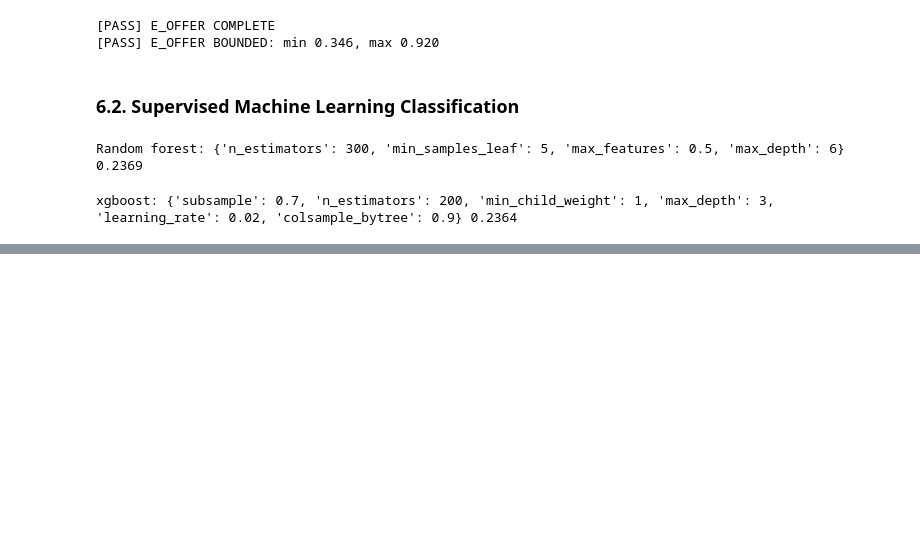
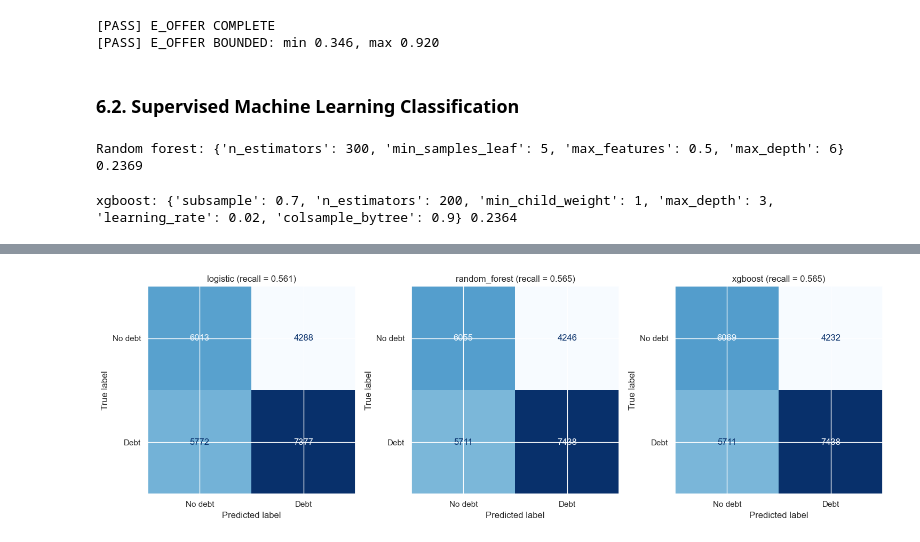
Before and after one commit to chaycereed/ohie-medicaid-policy-simulation, a Jupyter notebook: notebook/ohie_medicaid_policy_simulation.ipynb, the cells around one changed output, grey strips where cells are left out. Cells and saved outputs as stored; diff of their text form; code cells hidden in the pictures; blank space fills up the shorter version.

```diff
--- a/notebook/ohie_medicaid_policy_simulation.ipynb
+++ b/notebook/ohie_medicaid_policy_simulation.ipynb
@@ -1212,0 +1224,10 @@ classification_metrics
+# %%
+fig, axes = plt.subplots(1, 3, figsize = (15, 6))
+for ax, name in zip(axes, classification_models):
+    pred = (oof[name] >= classification_metrics.loc[name, "threshold"]).astype(int)
+    cm = confusion_matrix(y_fit, pred)
+    ConfusionMatrixDisplay(cm, display_labels = ["No debt", "Debt"]).plot(cmap = "Blues", ax = ax, colorbar = False)
+    ax.set_title(f"{name} (recall = {classification_metrics.loc[name, "recall"]:.3f})")
+plt.tight_layout()
+# %% [output]
+[figure, added]
```
Also changed, not shown: parts of 9 cells of this notebook.
